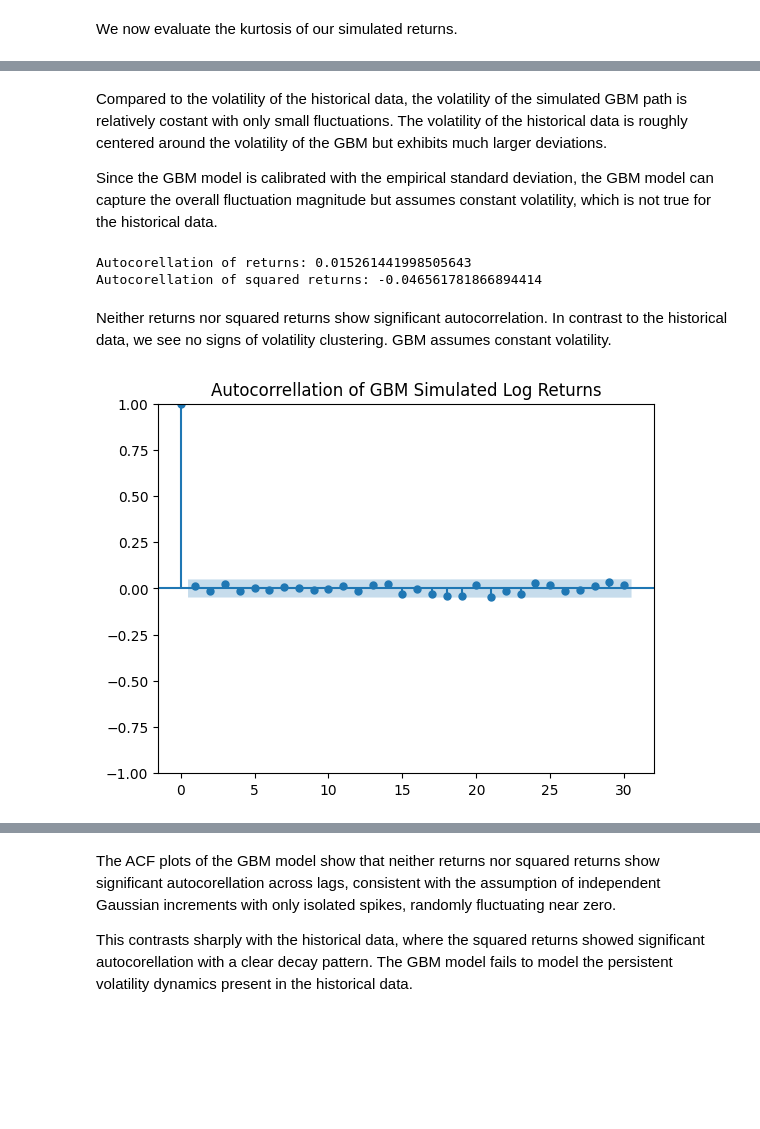
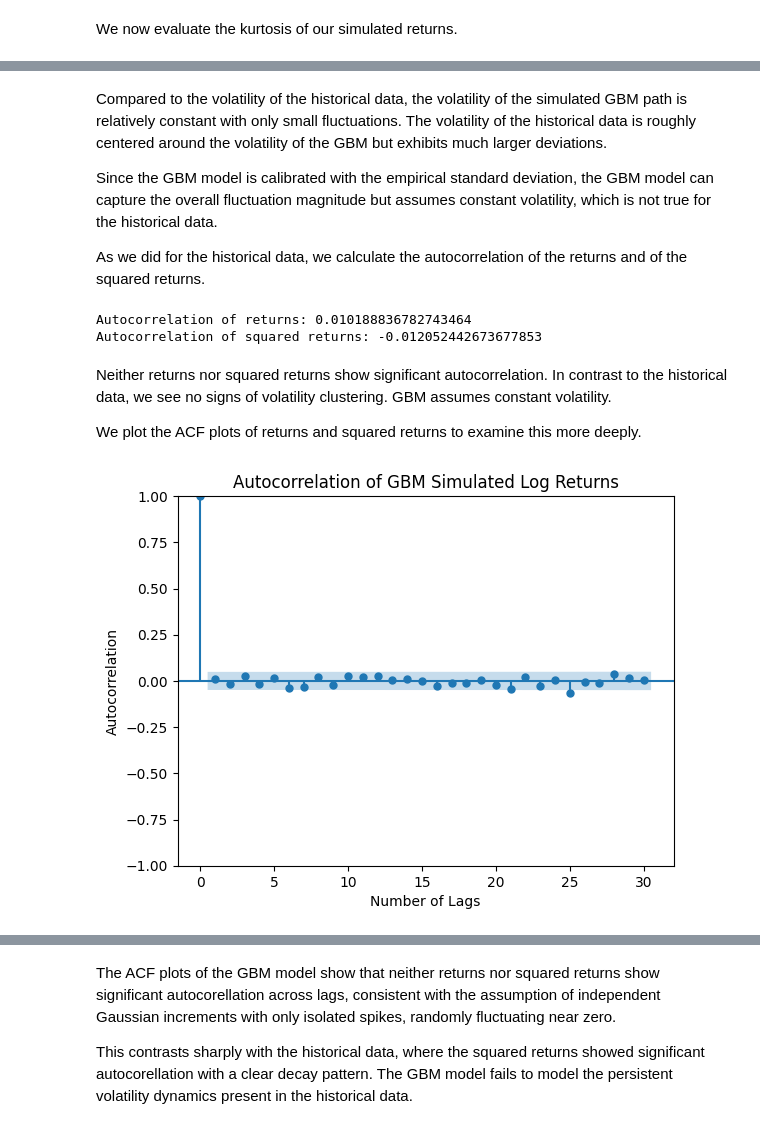
Before and after one commit to noellerpaula/gbm_vs_sp500, a Jupyter notebook: notebooks/analysis.ipynb, the cells around one changed output, grey strips where cells are left out. Drawn from its saved outputs; the diff is of its cells as text; code cells hidden in the pictures; blank space fills up the shorter version.

```diff
--- a/notebooks/analysis.ipynb
+++ b/notebooks/analysis.ipynb
@@ -250,22 +248,28 @@ plt.show()
 # %% [markdown]
-Compared to the volatility of the historical data, the volatility of the simulated GBM path is relatively costant with only small fluctuations. The volatility of the historical data is roughly centered around the volatility of the GBM but exhibits much larger deviations.
+Compared to the volatility of the historical data, the volatility of the simulated GBM path is relatively constant with only small fluctuations. The volatility of the historical data is roughly centered around the volatility of the GBM but exhibits much larger deviations.
 
 Since the GBM model is calibrated with the empirical standard deviation, the GBM model can capture the overall fluctuation magnitude but assumes constant volatility, which is not true for the historical data.
+
+As we did for the historical data, we calculate the autocorrelation of the returns and of the squared returns.
 # %%
-autocorellation_gbmreturns = sim_log_returns.autocorr()
-autocorrellation_squaredgbmreturns = (sim_log_returns**2).autocorr()
-print('Autocorellation of returns:', autocorellation_gbmreturns)
-print('Autocorellation of squared returns:', autocorrellation_squaredgbmreturns)
+autocorrelation_gbmreturns = sim_log_returns.autocorr()
+autocorrelation_squaredgbmreturns = (sim_log_returns**2).autocorr()
+print('Autocorrelation of returns:', autocorrelation_gbmreturns)
+print('Autocorrelation of squared returns:', autocorrelation_squaredgbmreturns)
 # %% [output]
-Autocorellation of returns: 0.015261441998505643
-Autocorellation of squared returns: -0.046561781866894414
+Autocorrelation of returns: 0.010188836782743464
+Autocorrelation of squared returns: -0.012052442673677853
 # %% [markdown]
 Neither returns nor squared returns show significant autocorrelation. In contrast to the historical data, we see no signs of volatility clustering. GBM assumes constant volatility.
+
+We plot the ACF plots of returns and squared returns to examine this more deeply.
 # %%
 plot_acf(sim_log_returns, lags=30)
-plt.title("Autocorrellation of GBM Simulated Log Returns")
+plt.title("Autocorrelation of GBM Simulated Log Returns")
+plt.xlabel("Number of Lags")
+plt.ylabel("Autocorrelation")
 plt.show()
 # %% [output]
-[figure, old version]
+[figure, new version]
 # %%
 plot_acf(sim_log_returns**2, lags=30)
```
Also changed, not shown: parts of 17 cells of this notebook, 1 other file.
